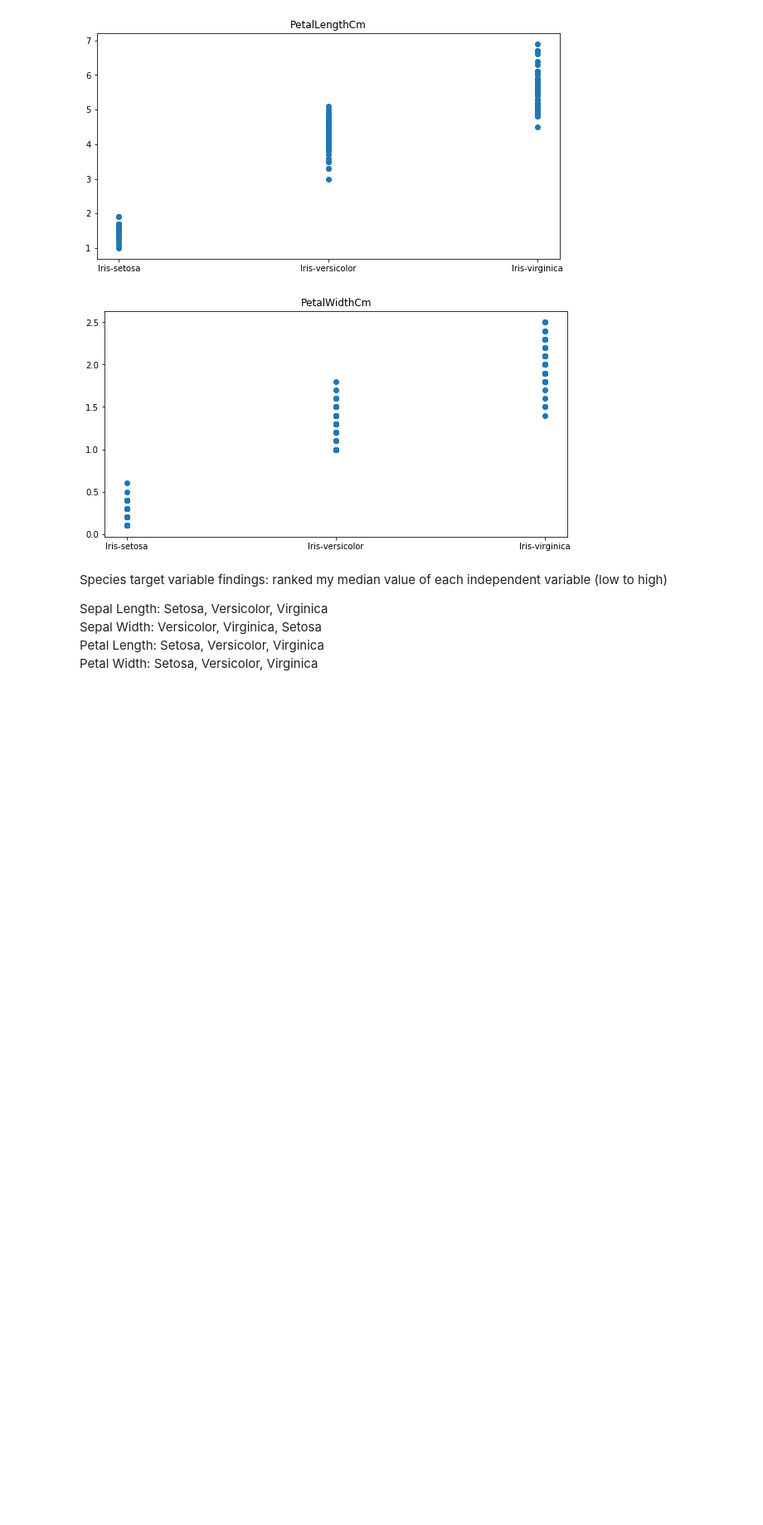
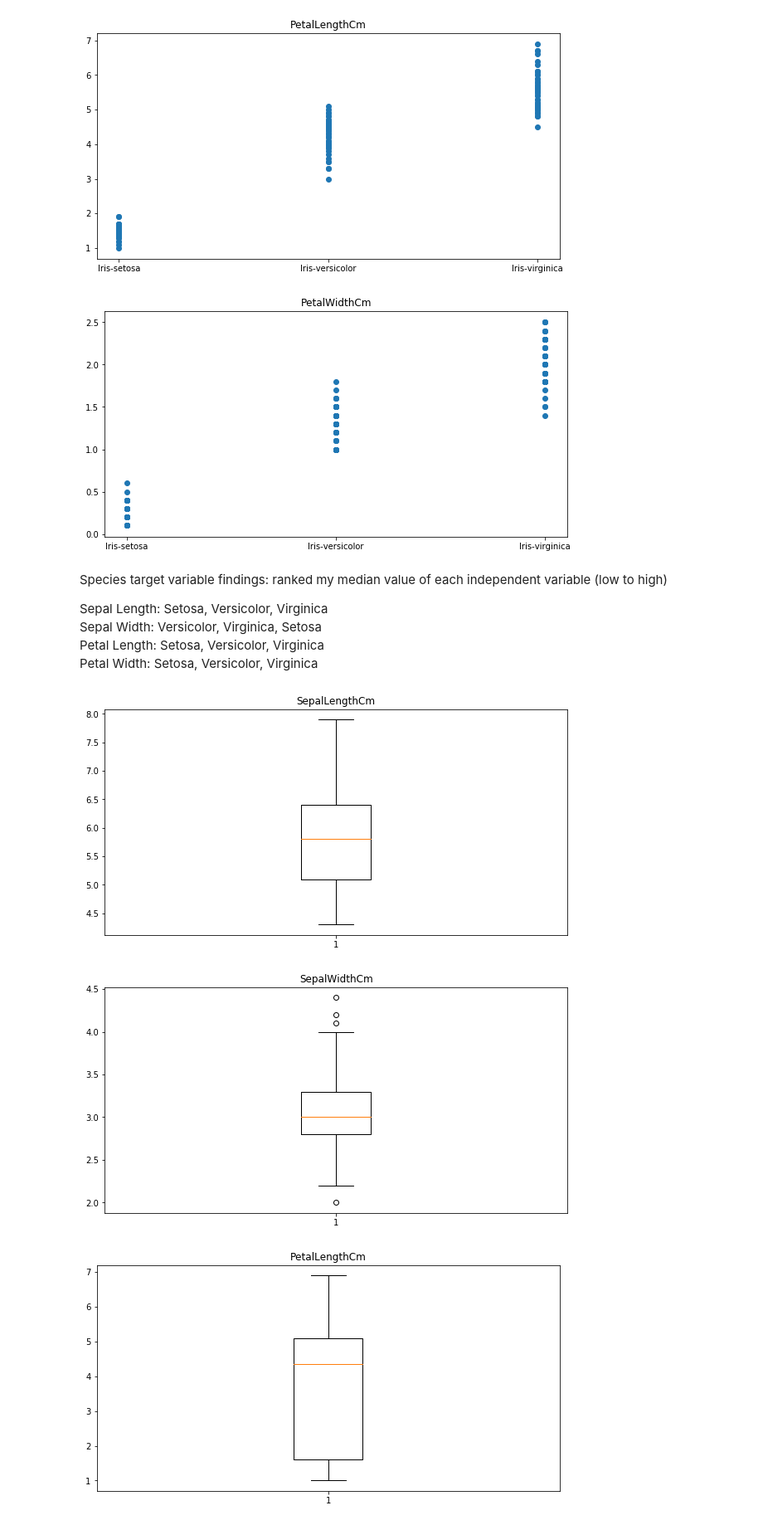
Before and after one commit to will4865/iris-dataset-classification-practice, a Jupyter notebook: Iris Dataset Practice Project.ipynb, the cells around one changed output. Shown: that part at 83% size. Saved outputs shown, nothing was run; the diff lists cells and outputs as text; code cells hidden in the pictures; blank space fills up the shorter version.

```diff
--- a/Iris Dataset Practice Project.ipynb
+++ b/Iris Dataset Practice Project.ipynb
@@ -72,3 +74,13 @@ Sepal Length: Setosa, Versicolor, Virginica <br>
 Sepal Width: Versicolor, Virginica, Setosa <br>
 Petal Length: Setosa, Versicolor, Virginica <br>
 Petal Width: Setosa, Versicolor, Virginica <br>
+# %%
+for cols in list(iris.drop(columns = ['Id', 'Species']).columns):
+    plt.figure(figsize = (10,5))
+    plt.boxplot(iris[cols])
+    plt.title(cols)
+    plt.show()
+# %% [output]
+[figure, added]
+[figure, added]
+[figure, added]
```
Also changed, not shown: parts of 9 cells of this notebook.
